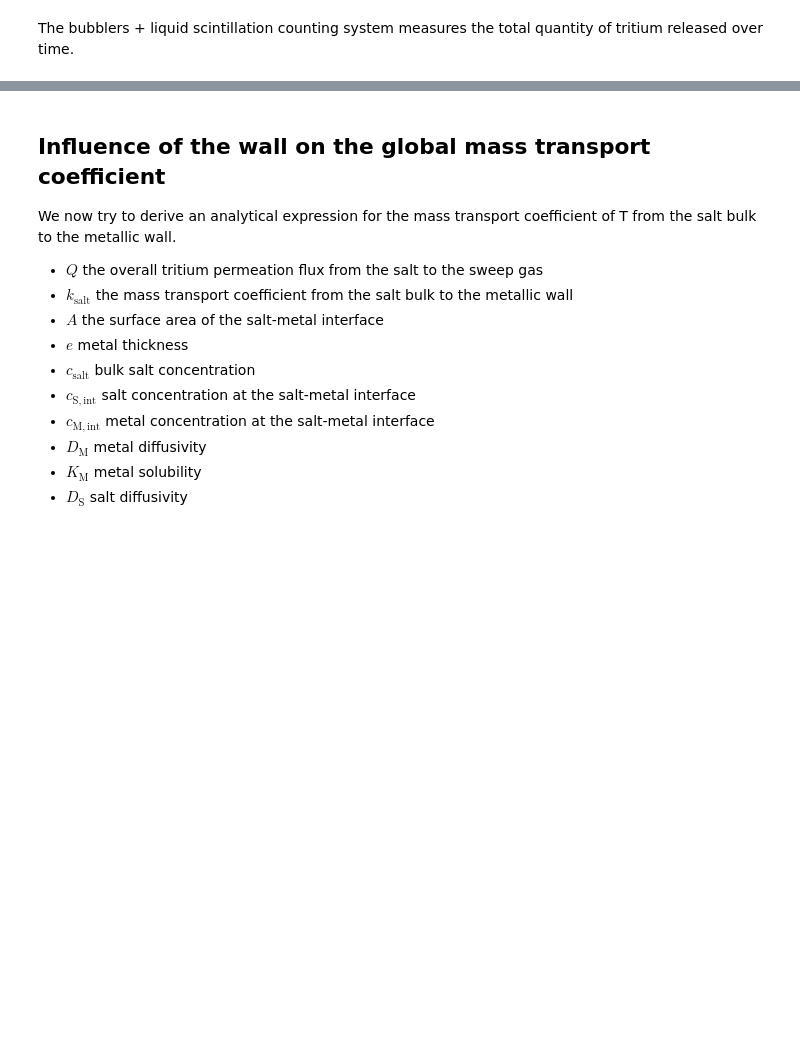
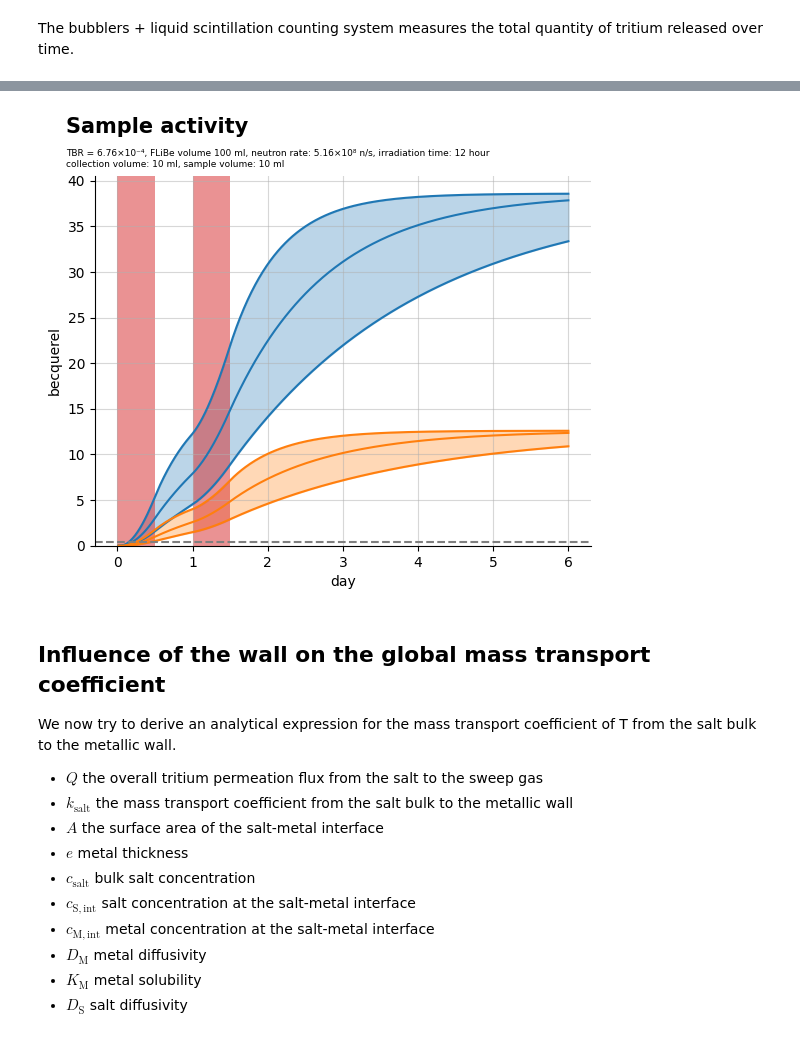
Before and after one commit to LIBRA-project/BABY-100-mL-runs, a Jupyter notebook: baby_dynamics.ipynb, the cells around one changed output, grey strips where cells are left out. Drawn from its saved outputs; the diff is of its cells as text; code cells hidden in the pictures; blank space fills up the shorter version.

Commit message:
fixed dimensions + refactore

```diff
--- a/baby_dynamics.ipynb
+++ b/baby_dynamics.ipynb
@@ -108,6 +103,3 @@ TBR: 0.0003
-# %%
-wall_release = quantity_to_activity(baby_model.Q_wall(baby_model.concentrations))
-top_release = quantity_to_activity(baby_model.Q_top(baby_model.concentrations))
 # %% [markdown]
 The bubblers + liquid scintillation counting system measures the total quantity of tritium released over time.
 # %%
@@ -193,0 +176,57 @@ plt.grid(alpha=0.5)
+# %%
+old_k_wall, old_k_top = baby_model.k_wall, baby_model.k_top
+# %%
+top_releases, wall_releases = [], []
+
+factors = [0.5, 1, 2]
+
+for k_wall_factor in factors:
+    baby_model.k_wall = old_k_wall * k_wall_factor
+    baby_model.k_top = old_k_top * k_wall_factor
+    baby_model.reset()
+    baby_model.run(6*ureg.days)
+    top_release = quantity_to_activity(baby_model.integrated_release_top())
+    wall_release = quantity_to_activity(baby_model.integrated_release_wall())
+    top_releases.append(top_release)
+    wall_releases.append(wall_release)
+
+# plot
+
+plt.gca().xaxis.set_units(ureg.day)
+plt.gca().yaxis.set_units(ureg.Bq)
+
+plt.gcf().text(0.08, 0.97, "Sample activity", weight="bold", fontsize=15)
+subtitle = [
+    f"TBR = {baby_model.TBR.to(ureg.dimensionless):.2e~P}, FLiBe volume {baby_model.volume.to(ureg.ml):.0f~P}, neutron rate: {baby_model.neutron_rate:.2e~P}, irradiation time: {baby_model.exposure_time}",
+    f"collection volume: {COLLECTION_VOLUME:.0f~P}, sample volume: {LSC_SAMPLE_VOLUME:.0f~P}"
+]
+plt.gcf().text(0.08, 0.9, s="\n".join(subtitle), fontsize=6.5)
+
+for factor, integrated_top, integrated_wall in zip(factors, top_releases, wall_releases):
+    plt.plot(
+        baby_model.times.to(ureg.h),
+        integrated_top / COLLECTION_VOLUME * LSC_SAMPLE_VOLUME,
+        color="tab:blue"
+    )
+    plt.plot(
+        baby_model.times.to(ureg.h),
+        integrated_wall / COLLECTION_VOLUME * LSC_SAMPLE_VOLUME,
+        color="tab:orange"
+    )
+plt.fill_between(baby_model.times.to(ureg.h), top_releases[0], top_releases[-1], color="tab:blue", alpha=0.3)
+plt.fill_between(baby_model.times.to(ureg.h), wall_releases[0], wall_releases[-1], color="tab:orange", alpha=0.3)
+
+for day in range(baby_model.number_days.to(ureg.day).magnitude):
+    plt.axvspan(
+        0 * ureg.h + day * ureg.day,
+        baby_model.exposure_time + day * ureg.day,
+        facecolor="tab:red",
+        alpha=0.5,
+    )
+
+plt.axhline(y=0.4 * ureg.Bq, color="tab:grey", linestyle="dashed")
+plt.ylim(bottom=0)
+plt.gca().spines.top.set_visible(False)
+plt.gca().spines.right.set_visible(False)
+plt.grid(alpha=0.5)
+# %% [output]
@@ -194,3 +234,4 @@ plt.grid(alpha=0.5)
+[figure, added]
 # %% [markdown]
 ## Influence of the wall on the global mass transport coefficient
 
```
Also changed, not shown: parts of 10 cells of this notebook, 1 other file.
